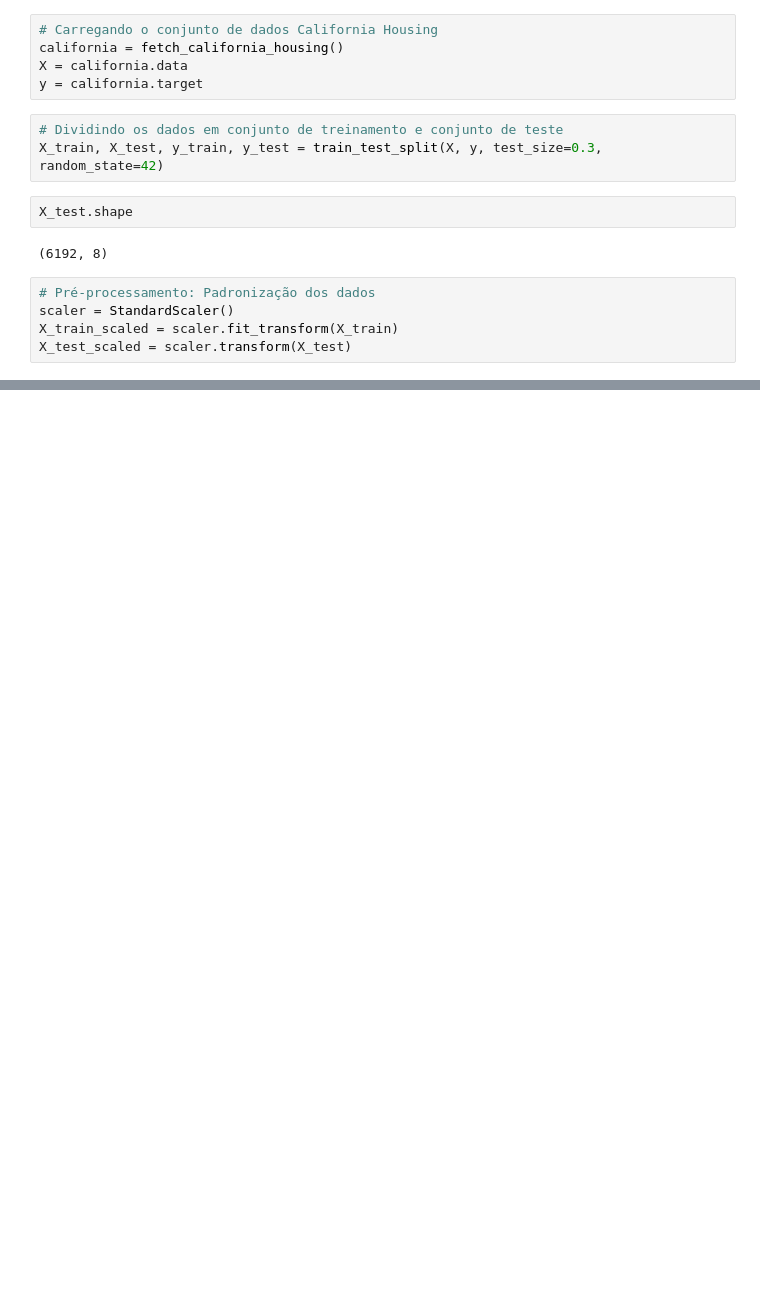
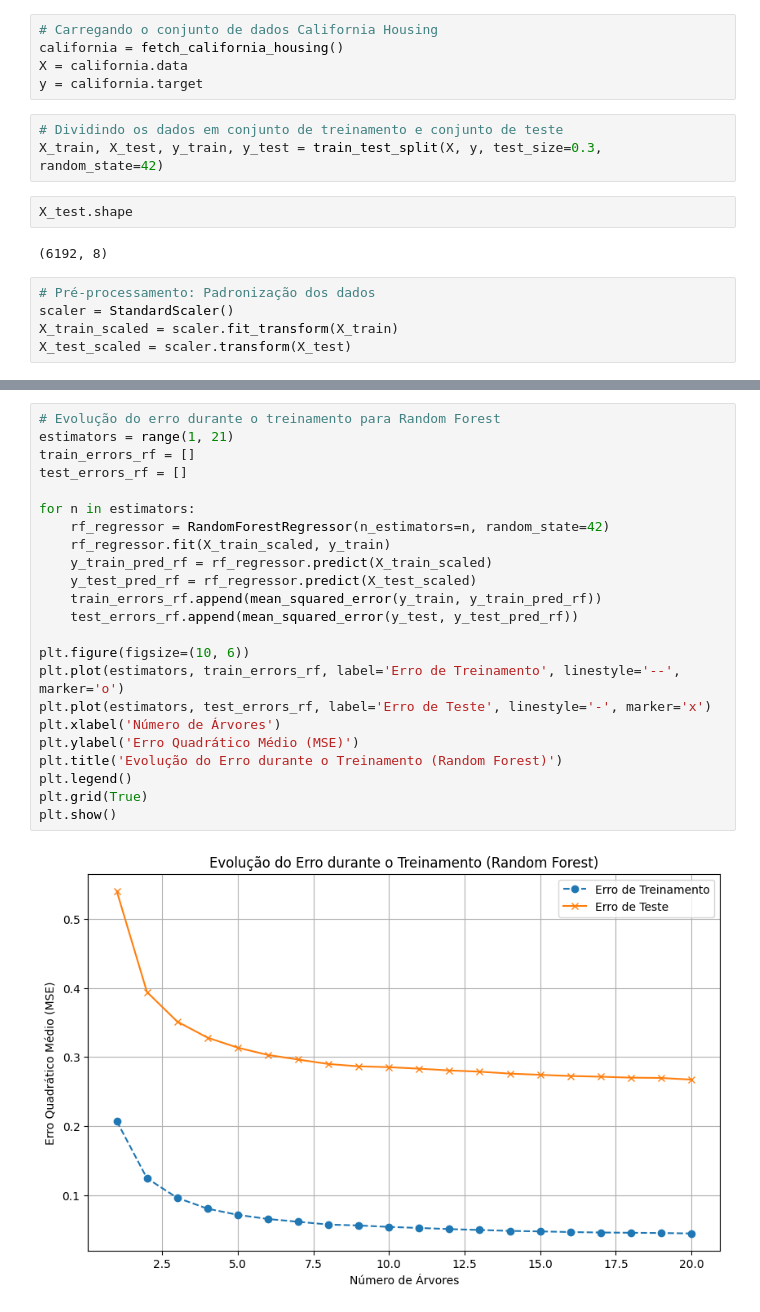
Before and after one commit to Gabriel-Paes/ml-regression, a Jupyter notebook: regressor.ipynb, the cells around one changed output, grey strips where cells are left out. Saved outputs shown, nothing was run; the diff lists cells and outputs as text; blank space fills up the shorter version.

```diff
--- a/regressor.ipynb
+++ b/regressor.ipynb
@@ -134,0 +160,25 @@ plt.show()
+# %%
+# Evolução do erro durante o treinamento para Random Forest
+estimators = range(1, 21)
+train_errors_rf = []
+test_errors_rf = []
+
+for n in estimators:
+    rf_regressor = RandomForestRegressor(n_estimators=n, random_state=42)
+    rf_regressor.fit(X_train_scaled, y_train)
+    y_train_pred_rf = rf_regressor.predict(X_train_scaled)
+    y_test_pred_rf = rf_regressor.predict(X_test_scaled)
+    train_errors_rf.append(mean_squared_error(y_train, y_train_pred_rf))
+    test_errors_rf.append(mean_squared_error(y_test, y_test_pred_rf))
+
+plt.figure(figsize=(10, 6))
+plt.plot(estimators, train_errors_rf, label='Erro de Treinamento', linestyle='--', marker='o')
+plt.plot(estimators, test_errors_rf, label='Erro de Teste', linestyle='-', marker='x')
+plt.xlabel('Número de Árvores')
+plt.ylabel('Erro Quadrático Médio (MSE)')
+plt.title('Evolução do Erro durante o Treinamento (Random Forest)')
+plt.legend()
+plt.grid(True)
+plt.show()
+# %% [output]
+[figure, added]
```
Also changed, not shown: parts of 16 cells of this notebook.
